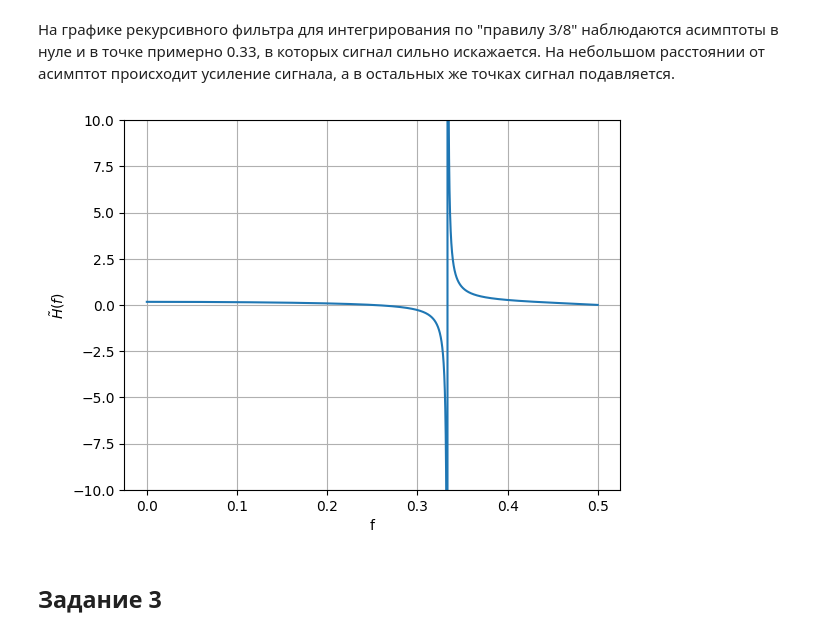
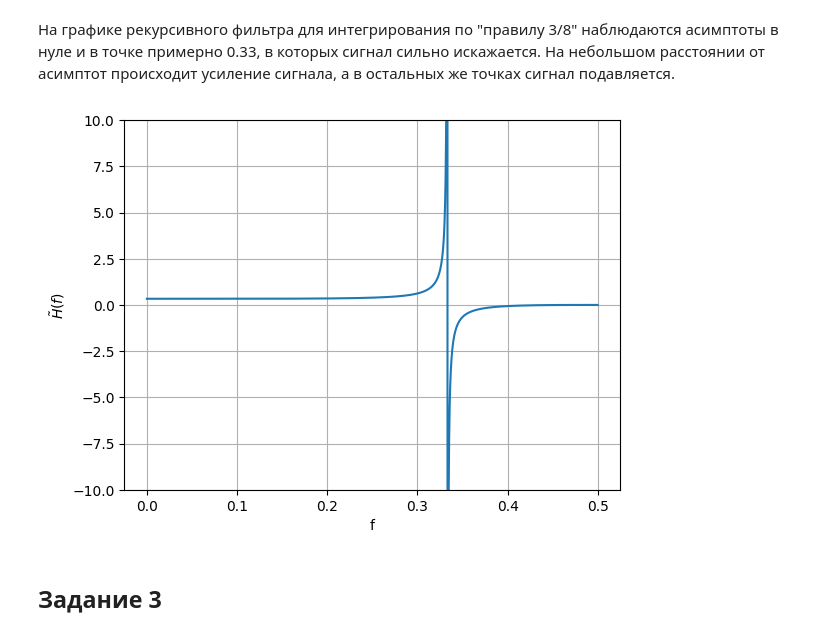
Before and after one commit to the-mvi/dsp-2025, a Jupyter notebook: 2383_Anishchenko_AI_Baraeva_EN/lab4.ipynb, the cells around one changed output. Drawn from its saved outputs; the diff is of its cells as text; code cells hidden in the pictures.

```diff
--- a/2383_Anishchenko_AI_Baraeva_EN/lab4.ipynb
+++ b/2383_Anishchenko_AI_Baraeva_EN/lab4.ipynb
@@ -197,18 +197,18 @@ plt.show()
 На графике рекурсивного фильтра для интегрирования по "правилу 3/8" наблюдаются асимптоты в нуле и в точке примерно 0.33, в которых сигнал сильно искажается. На небольшом расстоянии от асимптот происходит усиление сигнала, а в остальных же точках сигнал подавляется.
 # %%
 # Значение функции
-Y_3_8 = [((m.cos(1.5 * w) + m.cos(0.5 * w)) * w) / (8 * m.sin(1.5 * w)) for w in W]
+Y_3_8 = [((m.cos(1.5 * w) + 3 * m.cos(0.5 * w)) * w) / (8 * m.sin(1.5 * w)) for w in W]
 
 # График отношения вычисляемого в результате фильтрации значения к истинному
 plt.figure()
 plt.plot(F, Y_3_8)
 plt.xlabel('f')
 plt.ylabel('$\\tilde H(f)$')
 plt.ylim((-10, 10))
 plt.grid()
 plt.show()
 # %% [output]
-[figure, old version]
+[figure, new version]
 # %% [markdown]
 ## Задание 3
 # %% [markdown]
```
Also changed, not shown: parts of 2 cells of this notebook.
